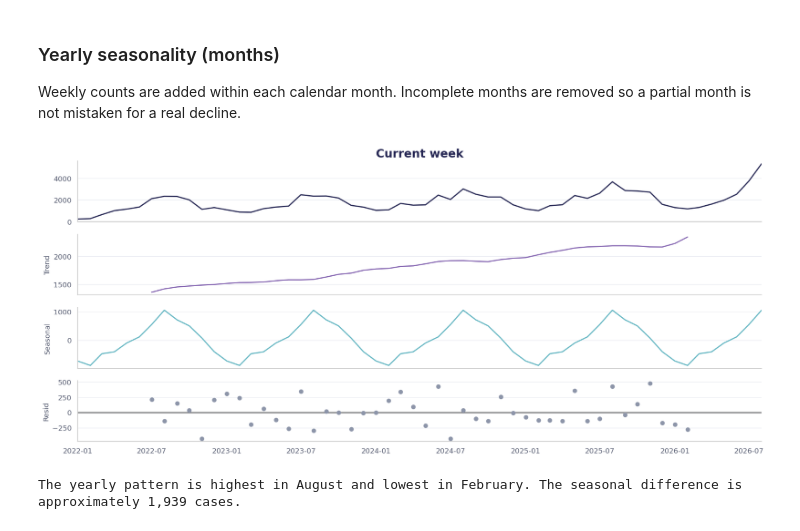
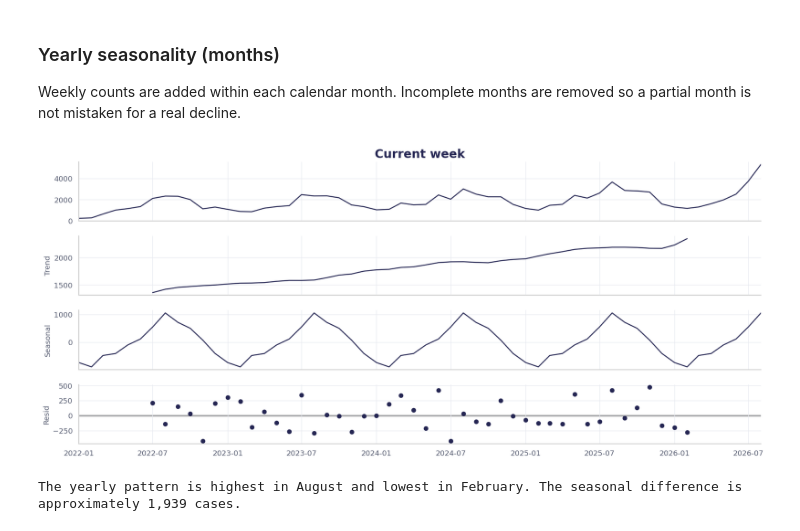
Before and after one commit to Husam-Sawalha/salmonellosis-forecasting-analysis, a Jupyter notebook: notebooks/02_salmonellosis_analysis.ipynb, the cells around one changed output. Saved outputs shown, nothing was run; the diff lists cells and outputs as text; code cells hidden in the pictures.

```diff
--- a/notebooks/02_salmonellosis_analysis.ipynb
+++ b/notebooks/02_salmonellosis_analysis.ipynb
@@ -441,17 +423,16 @@ Weekly counts are added within each calendar month. Incomplete months are remove
 # %%
 # Calculate monthly reported cases
 monthly_cases = weekly_cases.resample("MS").sum()
 
 # Remove the final month if it is incomplete
 weeks_per_month = weekly_cases.resample("MS").count()
 monthly_cases = monthly_cases[weeks_per_month >= 4]
 
 decomp = seasonal_decompose(monthly_cases)
 fig = decomp.plot()
 fig.set_size_inches(16, 7)
-format_decomposition(fig)
 # %% [output]
-[figure, old version]
+[figure, new version]
 # %%
 monthly_seasonal_part = decomp.seasonal
 
```
Also changed, not shown: parts of 3 cells of this notebook.
